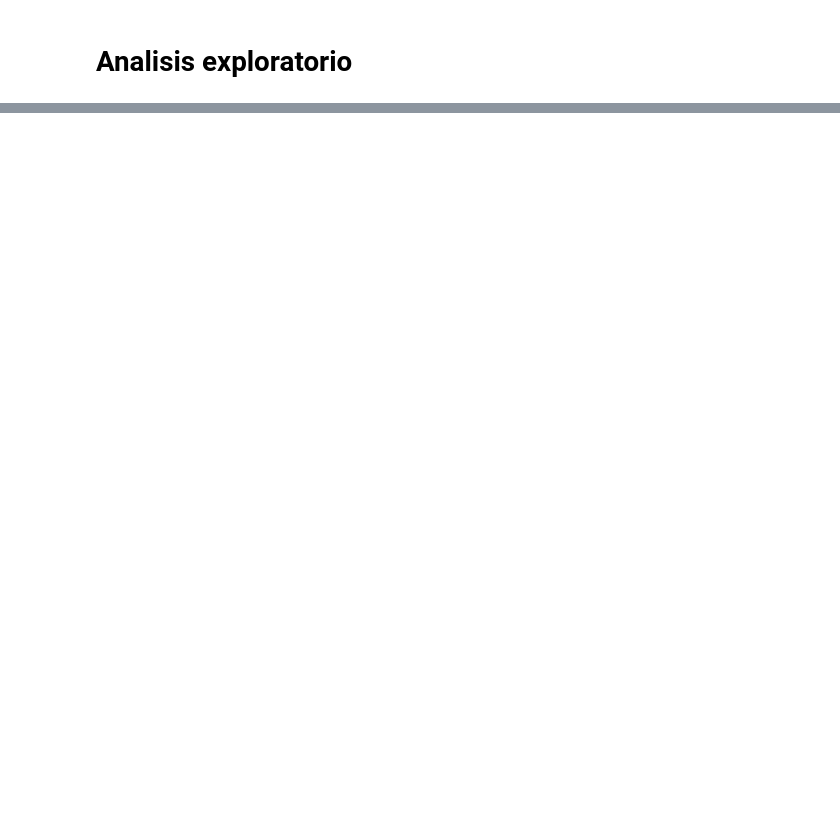
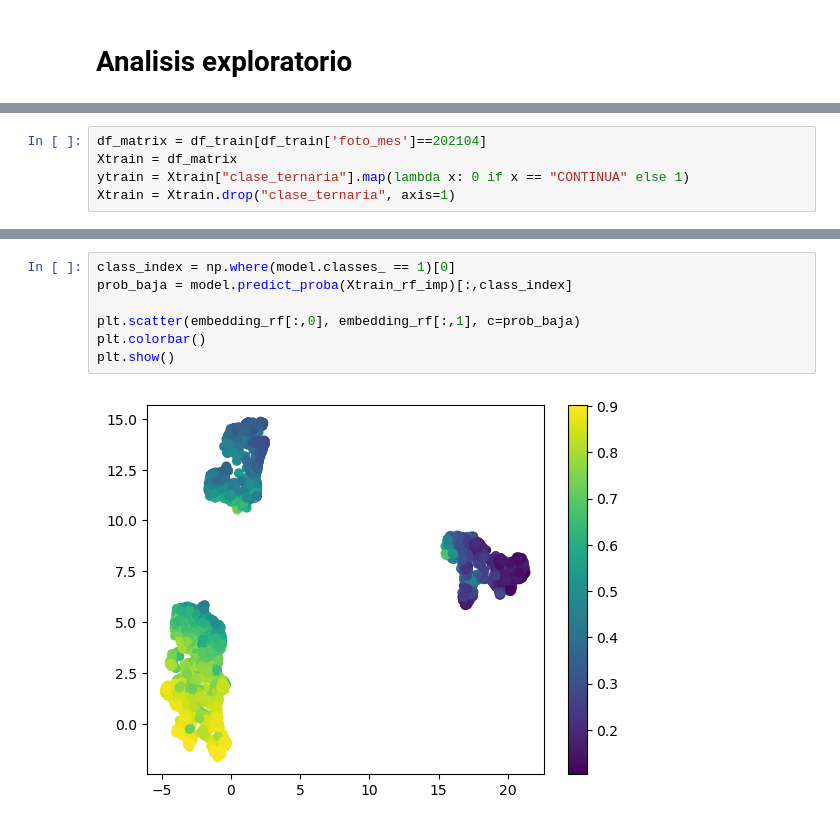
Before and after one commit to N-Alba-DS/dmeyf2024, a Jupyter notebook: Modelos/Modelo_1.ipynb, the cells around one changed output, grey strips where cells are left out. Saved outputs shown, nothing was run; the diff lists cells and outputs as text; blank space fills up the shorter version.

```diff
--- a/Modelos/Modelo_1.ipynb
+++ b/Modelos/Modelo_1.ipynb
@@ -163,0 +233,5 @@ study.optimize(lambda trial: objective(trial, X, y, sss_opt), n_trials=100)
+# %%
+df_matrix = df_train[df_train['foto_mes']==202104]
+Xtrain = df_matrix
+ytrain = Xtrain["clase_ternaria"].map(lambda x: 0 if x == "CONTINUA" else 1)
+Xtrain = Xtrain.drop("clase_ternaria", axis=1)
@@ -163,0 +287,9 @@ study.optimize(lambda trial: objective(trial, X, y, sss_opt), n_trials=100)
+# %%
+class_index = np.where(model.classes_ == 1)[0]
+prob_baja = model.predict_proba(Xtrain_rf_imp)[:,class_index]
+
+plt.scatter(embedding_rf[:,0], embedding_rf[:,1], c=prob_baja)
+plt.colorbar()
+plt.show()
+# %% [output]
+[figure, added]
```
Also changed, not shown: parts of 63 cells of this notebook.
